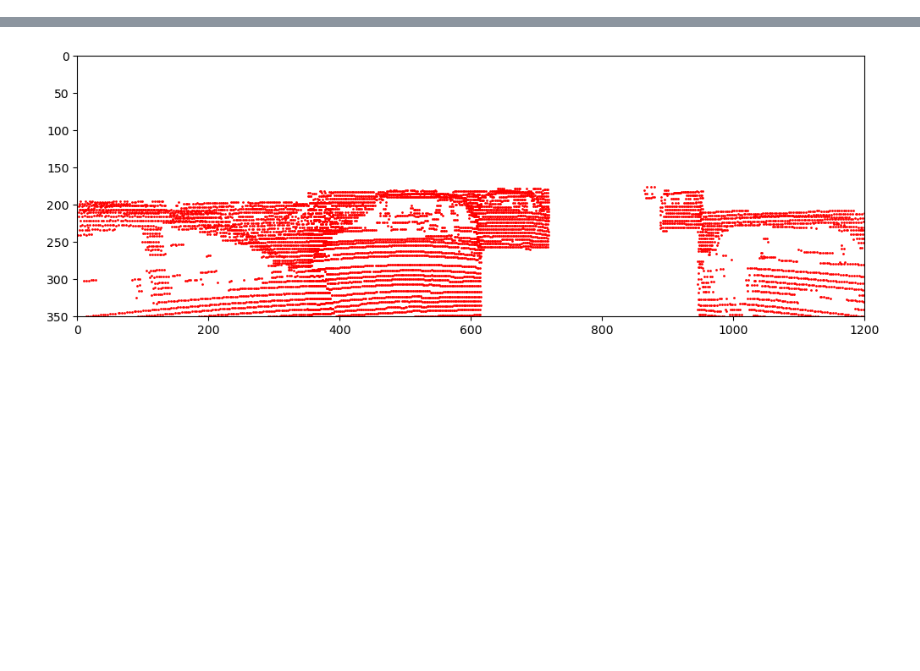
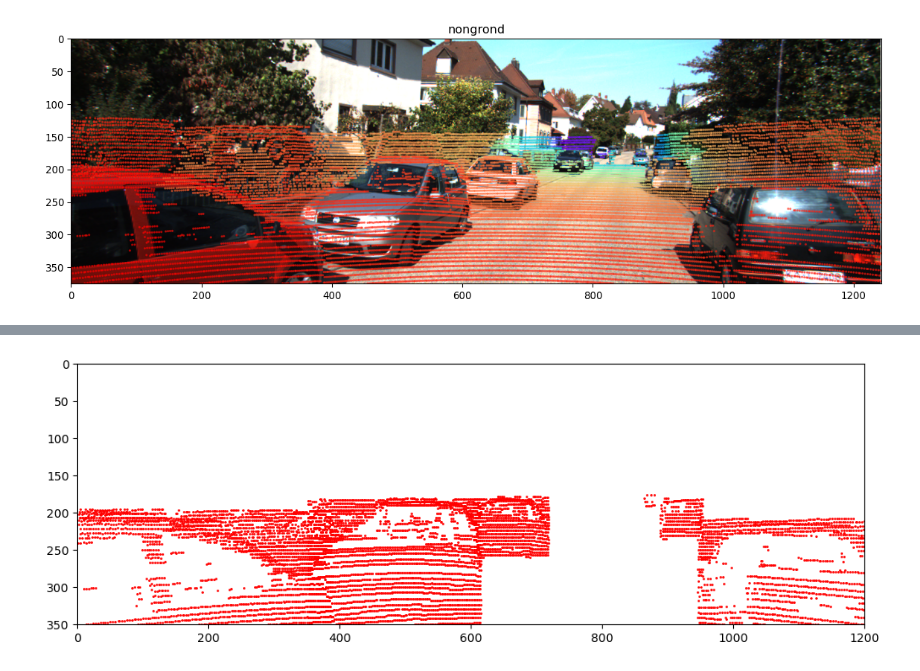
Before and after one commit to lingxe01/lidar, a Jupyter notebook: point/test.ipynb, the cells around one changed output, grey strips where cells are left out. Cells and saved outputs as stored; diff of their text form; code cells hidden in the pictures; blank space fills up the shorter version.

```diff
--- a/point/test.ipynb
+++ b/point/test.ipynb
@@ -117,3 +117,53 @@ plt.show()
+# %%
+path = 'D:\lidar\point'
+name = 'nongrond'
+binary = f'D:\lidar\point\\000008\\000008.bin'
+scan = np.fromfile(binary, dtype=np.float32).reshape((-1, 4))
+original_pts = scan[:, :3]  # 提取 (x, y, z) 坐标
+reflectance = scan[:, 3]  # 提取反射强度信息
+
+
+# 读取相机参数
+with open(f'D:\lidar\point\\000008\\000008.txt','r') as f:
+    calib = f.readlines()
+
+# P2 (3 x 4) for left eye
+P2 = np.array([float(x) for x in calib[2].strip('\n').split(' ')[1:]]).reshape(3, 4)
+R0_rect = np.array([float(x) for x in calib[4].strip('\n').split(' ')[1:]]).reshape(3, 3)
+R0_rect = np.insert(R0_rect, 3, values=[0, 0, 0], axis=0)
+R0_rect = np.insert(R0_rect, 3, values=[0, 0, 0, 1], axis=1)
+Tr_velo_to_cam = np.array([float(x) for x in calib[5].strip('\n').split(' ')[1:]]).reshape(3, 4)
+Tr_velo_to_cam = np.insert(Tr_velo_to_cam, 3, values=[0, 0, 0, 1], axis=0)
+
+# 读取图像尺寸
+img_path = f'D:\lidar\point\\000008\\000008.png'
+img = mpimg.imread(img_path)
+IMG_H, IMG_W, _ = img.shape
+
+
+# 投影点云到图像
+velo = np.insert(original_pts, 3, 1, axis=1).T
+cam = P2.dot(R0_rect.dot(Tr_velo_to_cam.dot(velo)))
+cam = np.delete(cam, np.where(cam[2, :] < 0), axis=1)
+cam[:2] /= cam[2, :]
+
+plt.figure(figsize=(12,5),dpi=96,tight_layout=True)
+# restrict canvas in range
+plt.axis([0,IMG_W,IMG_H,0])
+plt.imshow(img)
+# filter point out of canvas
+u,v,z = cam
+u_out = np.logical_or(u<0, u>IMG_W)
+v_out = np.logical_or(v<0, v>IMG_H)
+outlier = np.logical_or(u_out, v_out)
+cam = np.delete(cam,np.where(outlier),axis=1)
+# generate color map from depth
+u,v,z = cam
+plt.scatter([u],[v],c=[z],cmap='rainbow_r',alpha=0.5,s=2)
+plt.title(name)
+plt.show()
+# %% [output]
+[figure, added]
 # %%
 print(projected_pts.shape)
 print(original_pts.shape)
```
Also changed, not shown: parts of 3 cells of this notebook, 3 other files.
